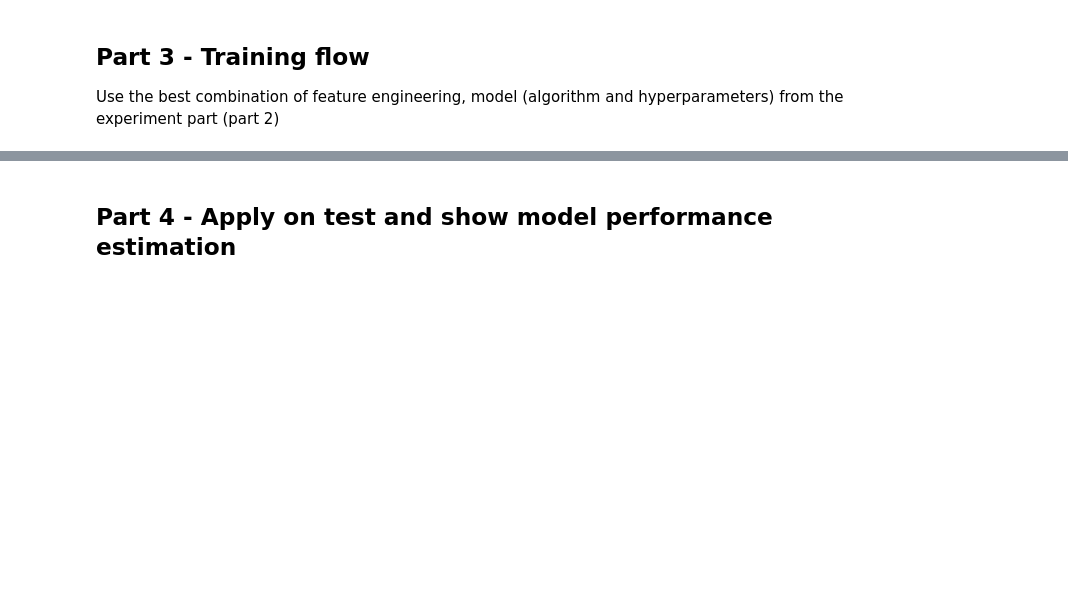
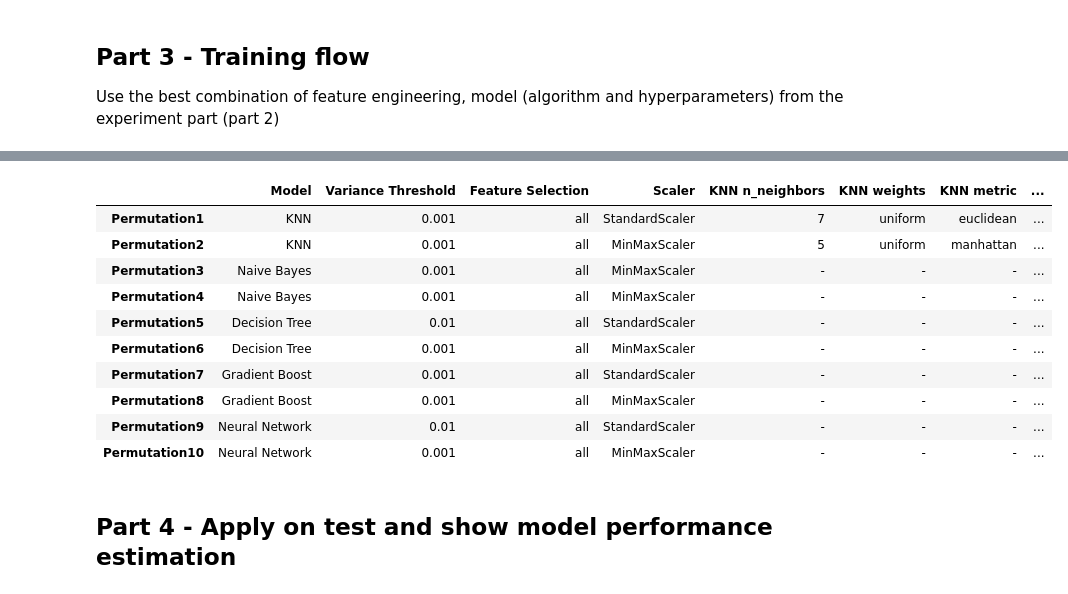
Before and after one commit to David-Saadia/supervised-learning-flow-SoloBranch, a Jupyter notebook: supervised_learning_flow.ipynb, the cells around one changed output, grey strips where cells are left out. Cells and saved outputs as stored; diff of their text form; code cells hidden in the pictures; blank space fills up the shorter version.

```diff
--- a/supervised_learning_flow.ipynb
+++ b/supervised_learning_flow.ipynb
@@ -238,19 +238,35 @@ Use the best combination of feature engineering, model (algorithm and hyperparam
 # %%
 #Specifing models, scalers and feature selection determinators we want to use
 models = [KNN(), NaiveBayes(), DecisionTree(), GreadientBoost(),NeuralNetwork()]
-Feature_selection = [VarianceThreshold(), select_k_best(k='all')]
+#Feature_selection = [VarianceThreshold(), select_k_best(k='all')] <---- REMOVE ME WHEN DONE
 scalers = [StandardScaler(), MinMaxScaler()]
 
 #Specifing which data we send to each parameter
 #Correlation:
-highest_corr= list(range( 2, 7+1 ))
-thresholds= [0.0001, 0.01, 0.1, 0.2, 0.4, 0.5]
+highest_corr= ["all"] #list(range( 2, 5+1 )) + ["all"]
+thresholds= [0.001,0.01]
+
 #KNN parameters:
-KNN_k = list(range( 1 ,15+1 ))
-KNN_Weight= ["uniform", "distance"]
+KNN_k = list(range( 1 ,7+1))
+KNN_weight= ["uniform", "distance"]
 KNN_metric = ["manhattan", "euclidean","minkowski"]
+
 #Naive Bayes parameters:
-nb_alpha =  [0.1,0.2,0.3,0.4,0.5,0.6,0.7,0.8,0.9,1]
+NB_alpha =  [0.1,0.2,0.3,0.4,0.5,0.6,0.7,0.8,0.9,1]
+NB_boolean = [True,False]
+
+#Decision Tree parameters:
+DT_criterion = ["gini", "entropy"]
+
+#Neural Network parameters:
+NN_hiddenLayerSizes = [(50,), (100,), (200,)]
+NN_activation = ["tanh", "relu"]
+NN_alpha = [0.0001, 0.05,0.5]
+NN_learningRateInit = [0.001,0.0001,0.00001, 0.01]
+
+#Greadient Boost parameters:
+GB_nEstimators = [150,400]
+GB_learnRate = [0.09, 0.01, 0.2]
 # %%
 
 #Generating pipeline tuple lists
@@ -360,2 +408,18 @@ The best score is:  0.7144638306247115
+# %%
+df = pd.DataFrame(PermutationScoreTable)
+df = df.T
+df
+# %% [output]
+|  | Model | Variance Threshold | Feature Selection | Scaler | KNN n_neighbors | KNN weights | KNN metric | ... |
+| Permutation1 | KNN | 0.001 | all | StandardScaler | 7 | uniform | euclidean | ... |
+| Permutation2 | KNN | 0.001 | all | MinMaxScaler | 5 | uniform | manhattan | ... |
+| Permutation3 | Naive Bayes | 0.001 | all | MinMaxScaler | - | - | - | ... |
+| Permutation4 | Naive Bayes | 0.001 | all | MinMaxScaler | - | - | - | ... |
+| Permutation5 | Decision Tree | 0.01 | all | StandardScaler | - | - | - | ... |
+| Permutation6 | Decision Tree | 0.001 | all | MinMaxScaler | - | - | - | ... |
+| Permutation7 | Gradient Boost | 0.001 | all | StandardScaler | - | - | - | ... |
+| Permutation8 | Gradient Boost | 0.001 | all | MinMaxScaler | - | - | - | ... |
+| Permutation9 | Neural Network | 0.01 | all | StandardScaler | - | - | - | ... |
+| Permutation10 | Neural Network | 0.001 | all | MinMaxScaler | - | - | - | ... |
 # %% [markdown]
 ## Part 4 - Apply on test and show model performance estimation
```
Also changed, not shown: parts of 6 cells of this notebook.
